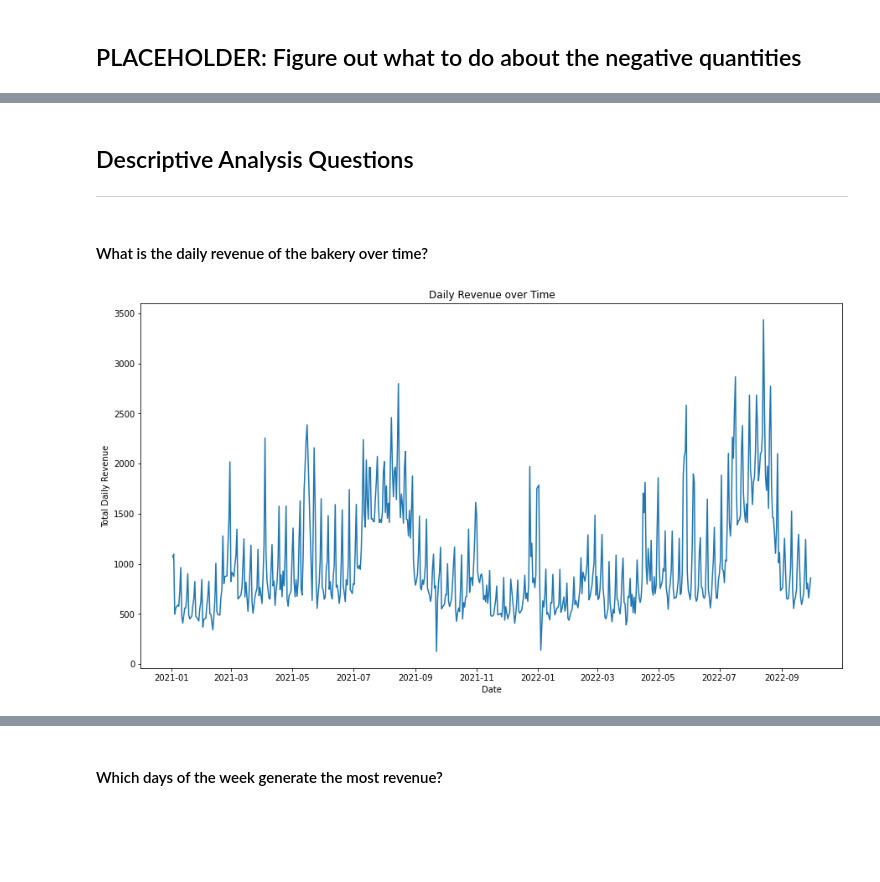
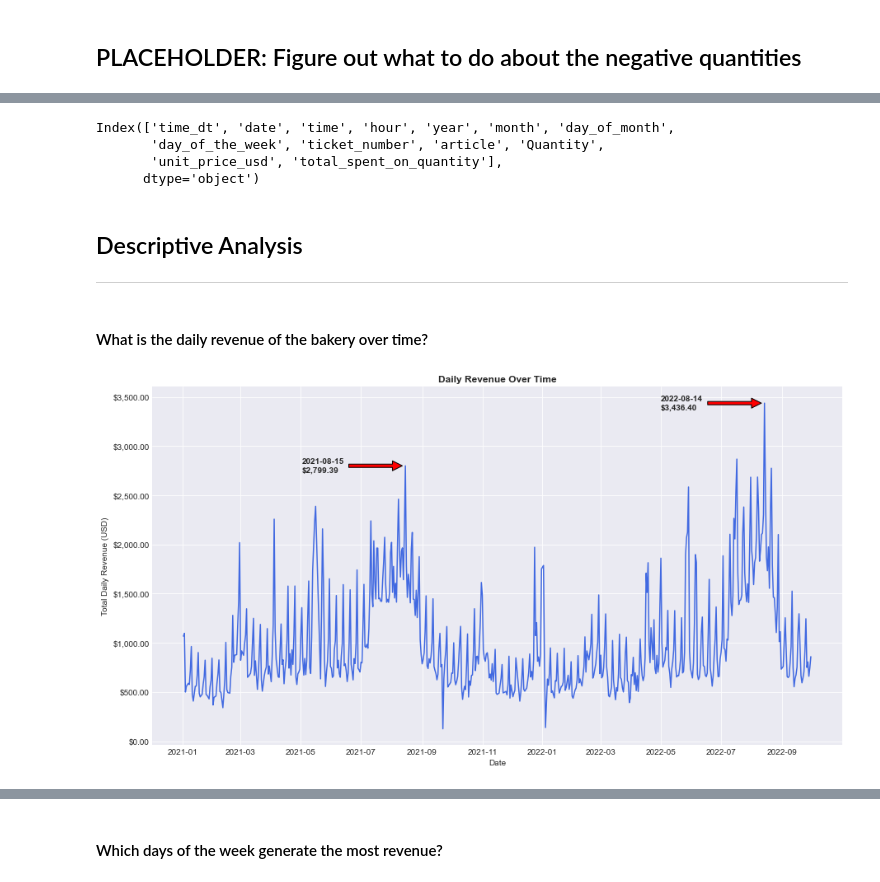
Before and after one commit to TrinityGahagen2K/french-bakery-analysis, a Jupyter notebook: french_bakery_analysis.ipynb, the cells around one changed output, grey strips where cells are left out. Cells and saved outputs as stored; diff of their text form; code cells hidden in the pictures; blank space fills up the shorter version.

Commit message:
Completed descriptive analysis, beginning inferential analysis

```diff
--- a/french_bakery_analysis.ipynb
+++ b/french_bakery_analysis.ipynb
@@ -71,6 +78,8 @@ bakery['Unnamed: 0'].head()
 3    5
 4    8
 Name: Unnamed: 0, dtype: int64
+# %%
+bakery['Quantity'] = bakery['Quantity'].astype(int)
 # %%
 # Unnamed doesn't seem like a useful column, so we'll just drop it
 try:
@@ -226,0 +290,2 @@ bakery.head()
+# %%
+bakery['day_of_month'] = bakery['date'].dt.day
@@ -227,15 +315,61 @@ bakery.head()
+# %%
+# Reordering columns
+bakery = bakery[['time_dt',
+                 'date',
+                 'time',
+                 'hour',
+                 'year',
+                 'month',
+                 'day_of_month',
+                 'day_of_the_week',
+                 'ticket_number',
+                 'article',
+                 'Quantity',
+                 'unit_price_usd',
+                 'total_spent_on_quantity']]
+bakery.columns
+# %% [output]
+Index(['time_dt', 'date', 'time', 'hour', 'year', 'month', 'day_of_month',
+       'day_of_the_week', 'ticket_number', 'article', 'Quantity',
+       'unit_price_usd', 'total_spent_on_quantity'],
+      dtype='object')
 # %% [markdown]
-## Descriptive Analysis Questions
+## Descriptive Analysis
 ---
 # %% [markdown]
 #### What is the daily revenue of the bakery over time?
-# %%
-data = bakery.groupby('date')['total_spent_on_quantity'].sum()
-
-fig, ax = plt.subplots(figsize=(15, 8))
-sns.lineplot(x=data.index, y=data, ax=ax)
-ax.set_xlabel('Date')
-ax.set_ylabel('Total Daily Revenue')
-ax.set_title('Daily Revenue over Time');
-# %% [output]
-[figure, removed]
+# %%
+data = bakery.groupby('date')['total_spent_on_quantity'].sum()
+
+fig, ax = plt.subplots(figsize=(15, 8))
+ax.plot(data.index, data, color='royalblue')
+ax.set_xlabel('Date')
+ax.set_ylabel('Total Daily Revenue (USD)')
+ax.set_title('Daily Revenue Over Time')
+ax.yaxis.set_major_formatter(FuncFormatter(lambda y, _: '${:,.02f}'.format(y)))
+
+# Find the local maxima
+maxes = data.sort_values(ascending=False)[0:3]
+max_2022_date, max_2022_value = maxes.index[0], maxes[0]
+max_2021_date, max_2021_value = maxes.index[2], maxes[2]
+
+delta = timedelta(weeks=15)
+ax.annotate(max_2022_date.strftime('%Y-%m-%d') + f'\n${max_2022_value:,.02f}',
+            xy=(max_2022_date, max_2022_value),
+            xycoords='data',
+            xytext=(max_2022_date - delta, max_2022_value),
+            va='center',
+            ha='left',
+            fontweight='bold',
+            arrowprops=dict(facecolor='red', shrink=0.05))
+
+ax.annotate(max_2021_date.strftime('%Y-%m-%d') + f'\n${max_2021_value:,.02f}',
+            xy=(max_2021_date, max_2021_value),
+            xycoords='data',
+            xytext=(max_2021_date - delta, max_2021_value),
+            va='center',
+            ha='left',
+            fontweight='bold',
+            arrowprops=dict(facecolor='red', shrink=0.05));
+# %% [output]
+[figure, added]
```
Also changed, not shown: parts of 32 cells of this notebook.
